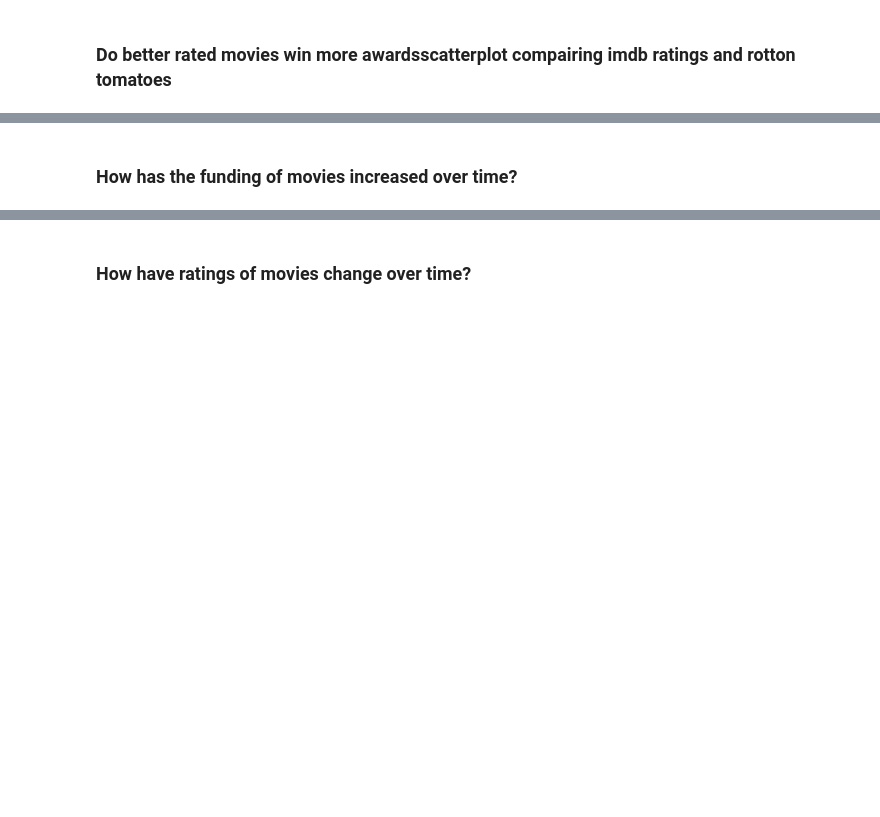
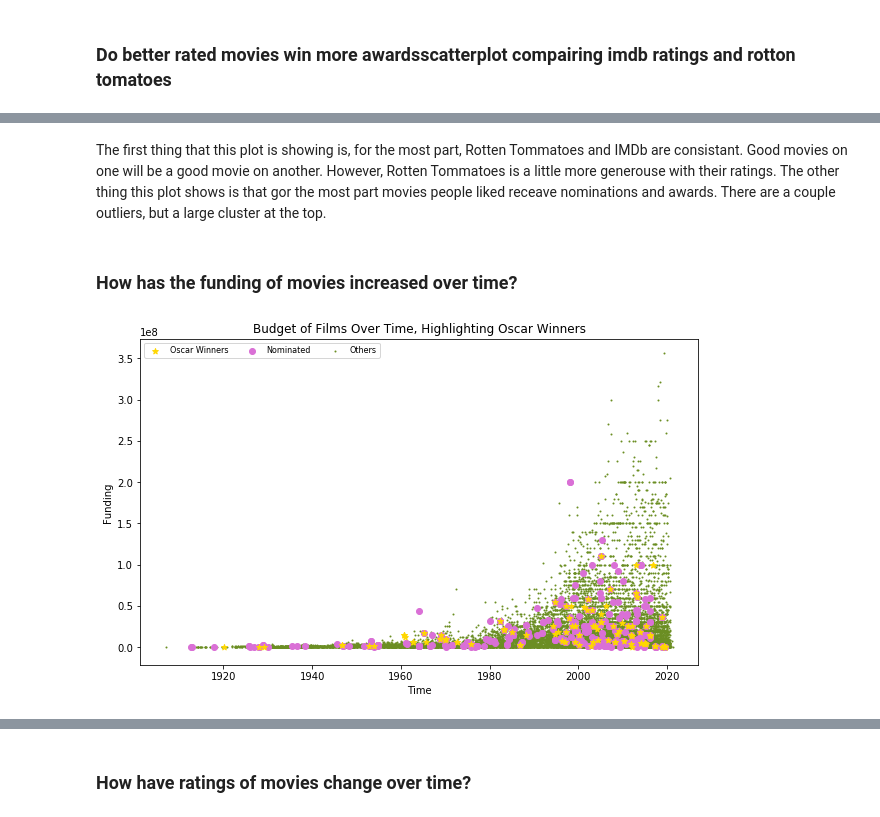
Before and after one commit to almetzler/SI330Final, a Jupyter notebook: NewFinal.ipynb, the cells around one changed output, grey strips where cells are left out. Cells and saved outputs as stored; diff of their text form; code cells hidden in the pictures; blank space fills up the shorter version.

Commit message:
added my part

```diff
--- a/NewFinal.ipynb
+++ b/NewFinal.ipynb
@@ -184,2 +189,34 @@ When looking at this plot, we see the means and standard deviation for each of t
+# %% [markdown]
+The first thing that this plot is showing is, for the most part, Rotten Tommatoes and IMDb are consistant. Good movies on one will be a good movie on another. However, Rotten Tommatoes is a little more generouse with their ratings. The other thing this plot shows is that gor the most part movies people liked receave nominations and awards. There are a couple outliers, but a large cluster at the top.
 # %% [markdown]
 ### How has the funding of movies increased over time?
+# %%
+# Creating subset to answer this question
+df2 = imdb[['title', 'budget', 'avg_vote', 'date_published']].merge(award[['Winner','Film']], left_on='title', right_on='Film', how='left')
+
+# Making objects into numbers so I can work with them
+def budget(x):
+    try:
+        x=x.strip('$ ')
+        return int(x)
+    except:
+        return np.nan
+df2['budget'] = df2['budget'].apply(budget)
+
+# Sepparating out those who won, were nominated, and everyone else
+winners2 = df2[df2['Winner']==1]
+nominated2 = df2[df2['Winner']==0]
+other2 = df2[df2['Winner']!=1]
+
+# Plotting
+fig, ax = plt.subplots(figsize=(10, 6))
+other = plt.scatter(other2['date_published'], other2['budget'], c='olivedrab', s=1)
+winners = plt.scatter(nominated2['date_published'], nominated2['budget'], c='orchid')
+winners = plt.scatter(winners2['date_published'], winners2['budget'], c='gold', marker='*')
+plt.title('Budget of Films Over Time, Highlighting Oscar Winners')
+plt.xlabel("Time")
+plt.ylabel("Funding")
+plt.legend((winners, nominated, other), ('Oscar Winners', 'Nominated', 'Others'), scatterpoints=1, loc='upper left', ncol=3, fontsize=8)
+plt.show()
+# %% [output]
+[figure, added]
```
Also changed, not shown: parts of 20 cells of this notebook.
